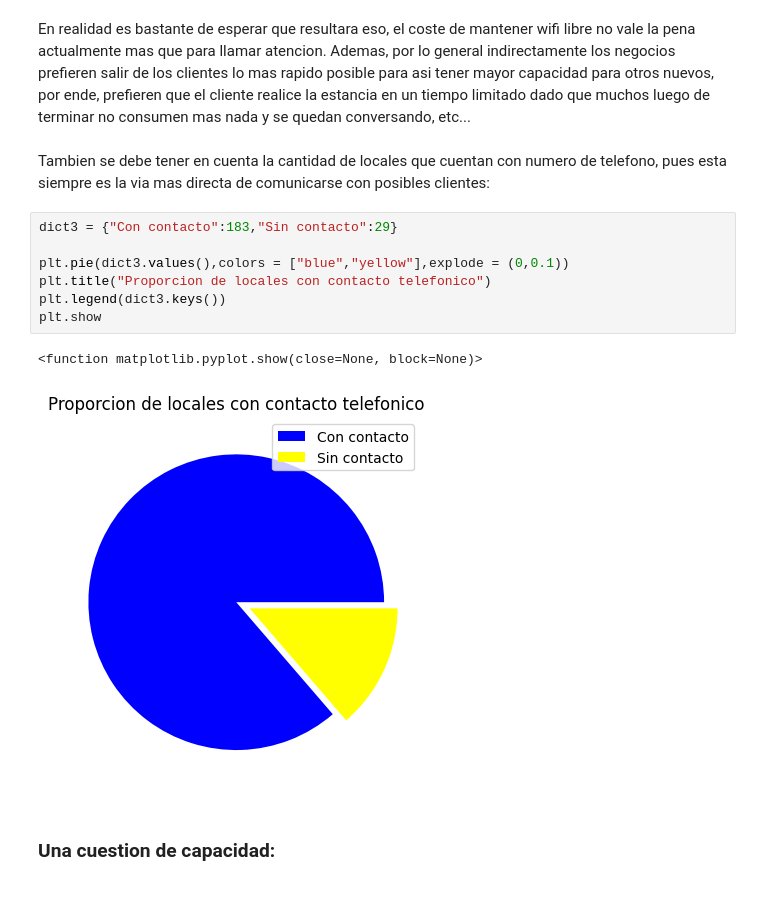
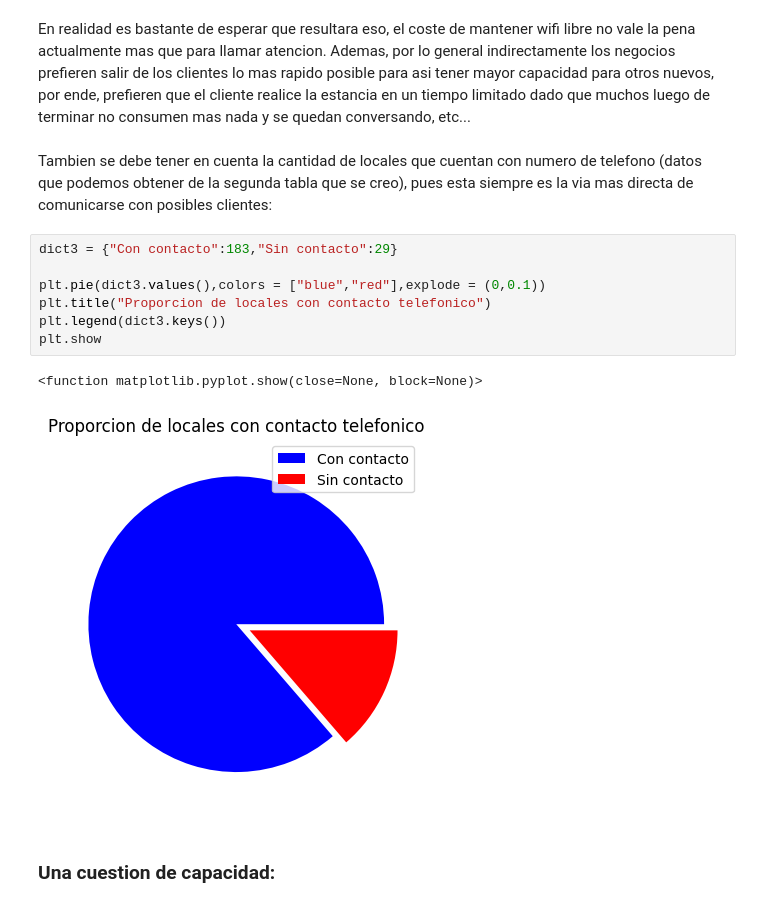
Before and after one commit to cesa-lang/Proyecto-ICD-1er-semestre, a Jupyter notebook: Analisis de Pro-ICD.ipynb, the cells around one changed output. Cells and saved outputs as stored; diff of their text form.

```diff
--- a/Analisis de Pro-ICD.ipynb
+++ b/Analisis de Pro-ICD.ipynb
@@ -295,17 +221,17 @@ plt.show
 # %% [markdown]
 En realidad es bastante de esperar que resultara eso, el coste de mantener wifi libre no vale la pena actualmente mas que para llamar atencion. Ademas, por lo general indirectamente los negocios prefieren salir de los clientes lo mas rapido posible para asi tener mayor capacidad para otros nuevos, por ende, prefieren que el cliente realice la estancia en un tiempo limitado dado que muchos luego de terminar no consumen mas nada y se quedan conversando, etc...
 # %% [markdown]
-Tambien se debe tener en cuenta la cantidad de locales que cuentan con numero de telefono, pues esta siempre es la via mas directa de comunicarse con posibles clientes:
+Tambien se debe tener en cuenta la cantidad de locales que cuentan con numero de telefono (datos que podemos obtener de la segunda tabla que se creo), pues esta siempre es la via mas directa de comunicarse con posibles clientes:
 # %%
 dict3 = {"Con contacto":183,"Sin contacto":29}
 
-plt.pie(dict3.values(),colors = ["blue","yellow"],explode = (0,0.1))
+plt.pie(dict3.values(),colors = ["blue","red"],explode = (0,0.1))
 plt.title("Proporcion de locales con contacto telefonico")
 plt.legend(dict3.keys())
 plt.show
 # %% [output]
 <function matplotlib.pyplot.show(close=None, block=None)>
-[figure, old version]
+[figure, new version]
 # %% [markdown]
 ### Una cuestion de capacidad:
 # %% [markdown]
```
Also changed, not shown: parts of 25 cells of this notebook.
